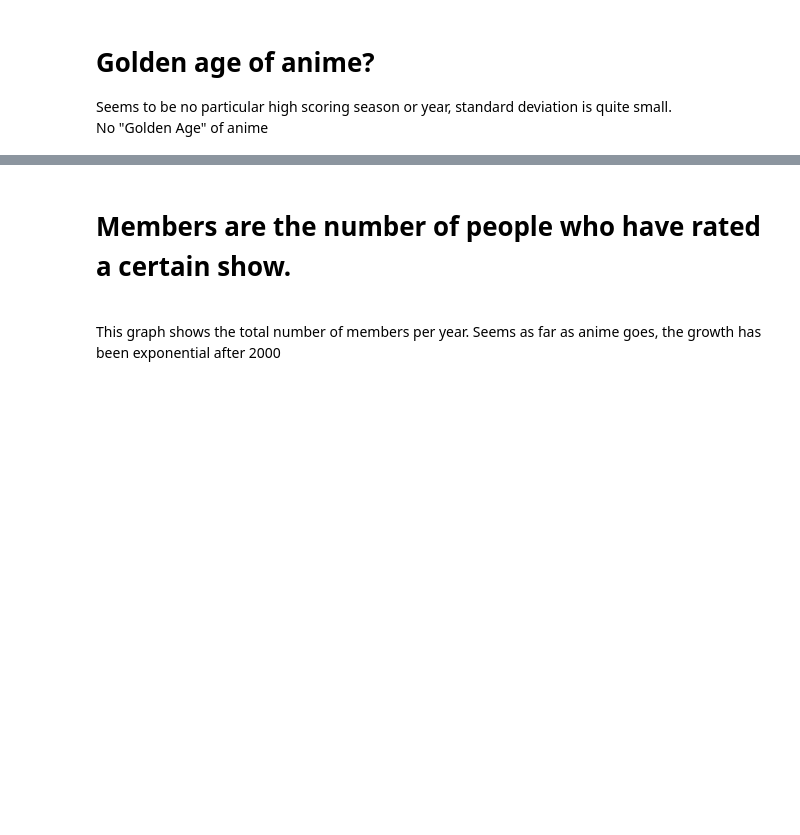
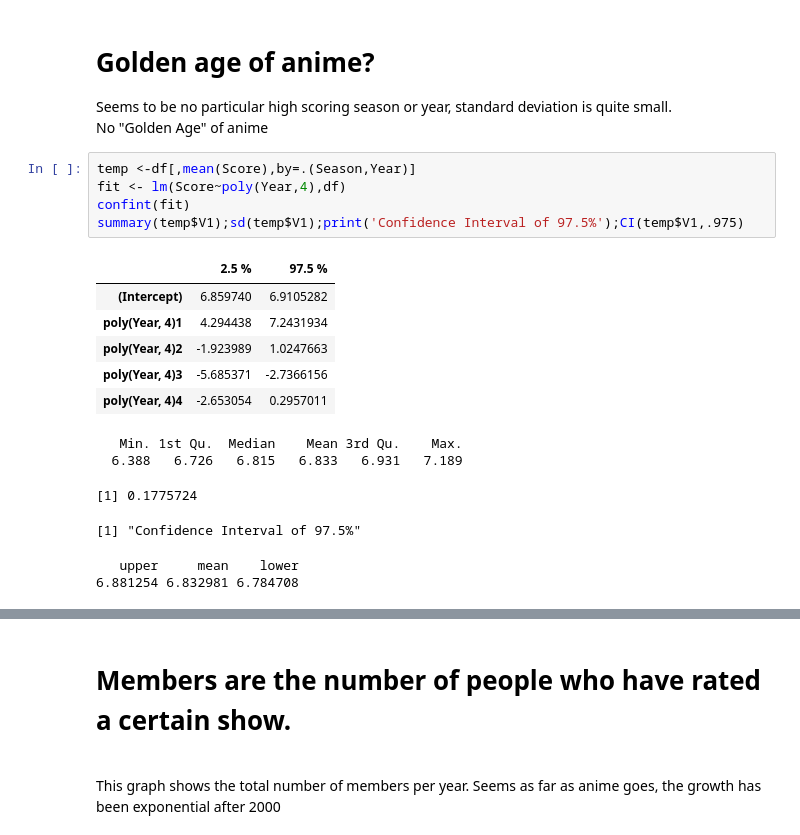
Before and after one commit to CalebWelch/anime_scores, a Jupyter notebook: Ranalysis.ipynb, the cells around one changed output, grey strips where cells are left out. Cells and saved outputs as stored; diff of their text form; blank space fills up the shorter version.

```diff
--- a/Ranalysis.ipynb
+++ b/Ranalysis.ipynb
@@ -38,4 +55,22 @@ barplot(table(df$Season), main='Season Count',xlab = 'Season',ylab='Count', col=
 <h1>Golden age of anime?</h1>
 Seems to be no particular high scoring season or year, standard deviation is quite small.
 <br>No "Golden Age" of anime
+# %%
+temp <-df[,mean(Score),by=.(Season,Year)]
+fit <- lm(Score~poly(Year,4),df)
+confint(fit)
+summary(temp$V1);sd(temp$V1);print('Confidence Interval of 97.5%');CI(temp$V1,.975)
+# %% [output]
+|  | 2.5 % | 97.5 % |
+| (Intercept) | 6.859740 | 6.9105282 |
+| poly(Year, 4)1 | 4.294438 | 7.2431934 |
+| poly(Year, 4)2 | -1.923989 | 1.0247663 |
+| poly(Year, 4)3 | -5.685371 | -2.7366156 |
+| poly(Year, 4)4 | -2.653054 | 0.2957011 |
+   Min. 1st Qu.  Median    Mean 3rd Qu.    Max.
+  6.388   6.726   6.815   6.833   6.931   7.189
+[1] 0.1775724
+[1] "Confidence Interval of 97.5%"
+   upper     mean    lower
+6.881254 6.832981 6.784708
 # %%
```
Also changed, not shown: parts of 5 cells of this notebook, 1 other file.
